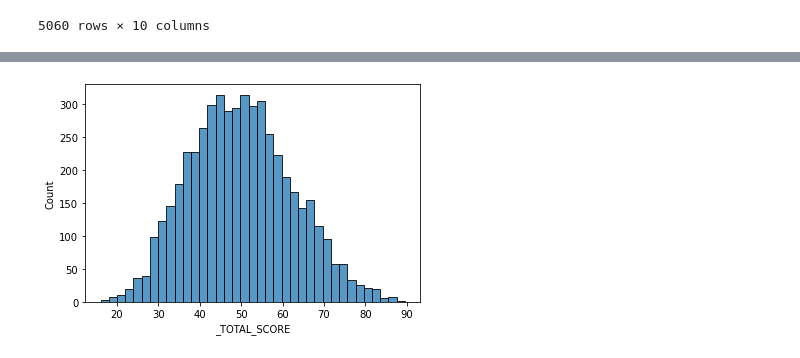
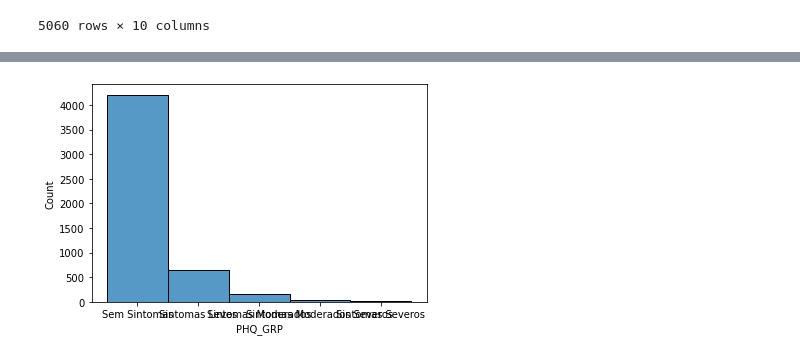
Before and after one commit to onemarcos/Tera-Jupyter-Notebook, a Jupyter notebook: Desafio Inferência/Desafio Inferência.ipynb, the cells around one changed output, grey strips where cells are left out. Drawn from its saved outputs; the diff is of its cells as text; code cells hidden in the pictures.

```diff
--- a/Desafio Inferência/Desafio Inferência.ipynb
+++ b/Desafio Inferência/Desafio Inferência.ipynb
@@ -82,5 +70,7 @@ filtered_df
 # %%
-df_full['PHQ9'] = df.iloc[:,2:9].sum(axis=1)
+#Sum rows from columns DPQ010 to DPQ090 where valeu is <=3 into a new column PHQ9
+df_full['PHQ9'] = df.iloc[:,2:9].where(df <= 3).sum(axis=1)
+#Convert PHQ9 to int
 df_full['PHQ9'] = df_full['PHQ9'].astype('int')
 df_full
 # %% [output]
@@ -203,7 +172,7 @@ df_clean.describe()
 | 75% | 5.000000 | 5.000000 | 7.270784 | 7.650807 | 9.253265 | 8.997076 | 9.454234 | ... |
 | max | 5.000000 | 5.000000 | 10.000000 | 10.000000 | 10.000000 | 10.000000 | 10.000000 | ... |
 # %%
-sns.histplot(df_clean['_TOTAL_SCORE'])
+sns.histplot(df_clean['PHQ_GRP'])
 plt.show()
 # %% [output]
-[figure, old version]
+[figure, new version]
```
Also changed, not shown: parts of 10 cells of this notebook.
